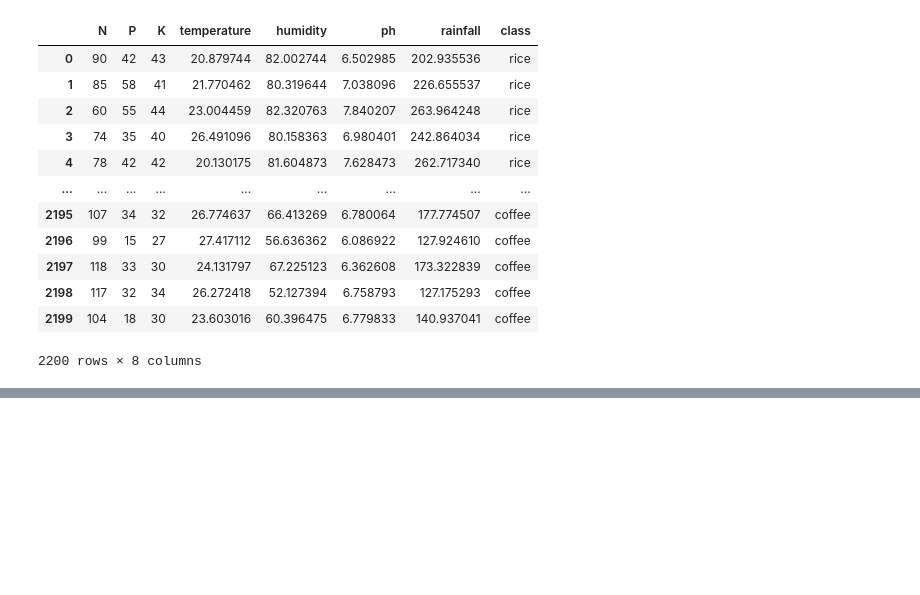
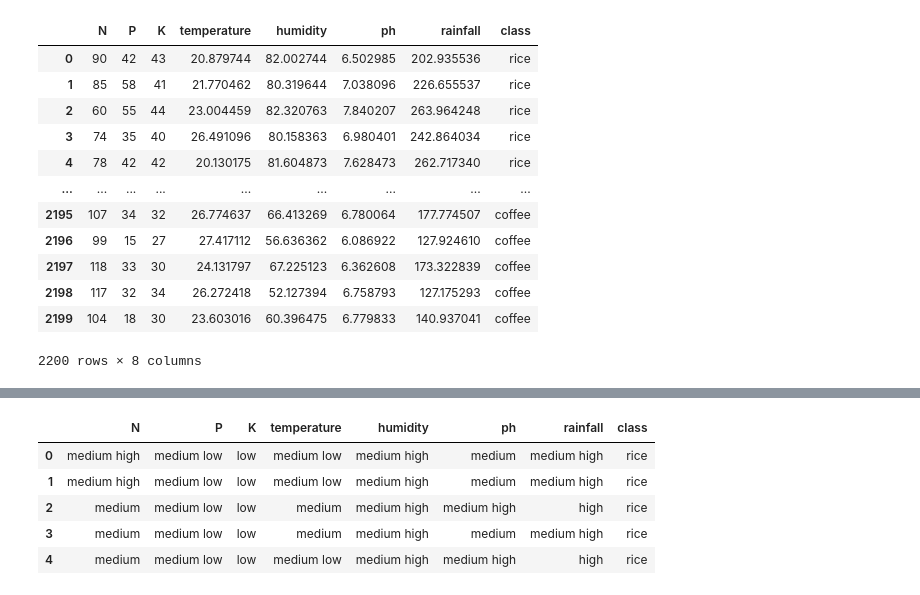
Before and after one commit to AnnaGlid/Indukcja_regul_dec, a Jupyter notebook: NEW_code/preprocessing_crops.ipynb, the cells around one changed output, grey strips where cells are left out. Cells and saved outputs as stored; diff of their text form; code cells hidden in the pictures; blank space fills up the shorter version.

```diff
--- a/NEW_code/preprocessing_crops.ipynb
+++ b/NEW_code/preprocessing_crops.ipynb
@@ -52,0 +59,9 @@ kidneybeans
+# %%
+data.head()
+# %% [output]
+|  | N | P | K | temperature | humidity | ph | rainfall | class |
+| 0 | medium high | medium low | low | medium low | medium high | medium | medium high | rice |
+| 1 | medium high | medium low | low | medium low | medium high | medium | medium high | rice |
+| 2 | medium | medium low | low | medium | medium high | medium high | high | rice |
+| 3 | medium | medium low | low | medium | medium high | medium | medium high | rice |
+| 4 | medium | medium low | low | medium low | medium high | medium high | high | rice |
```
Also changed, not shown: parts of 11 cells of this notebook.
